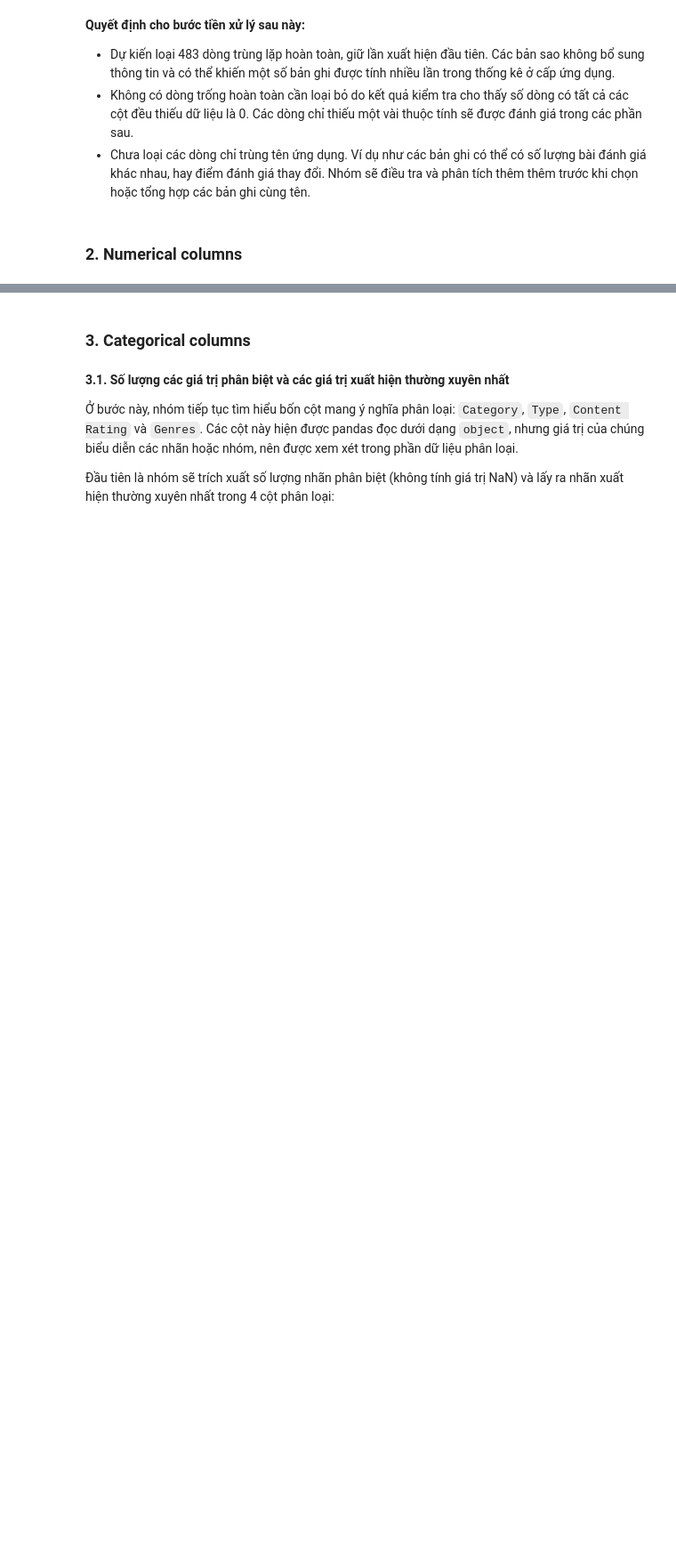
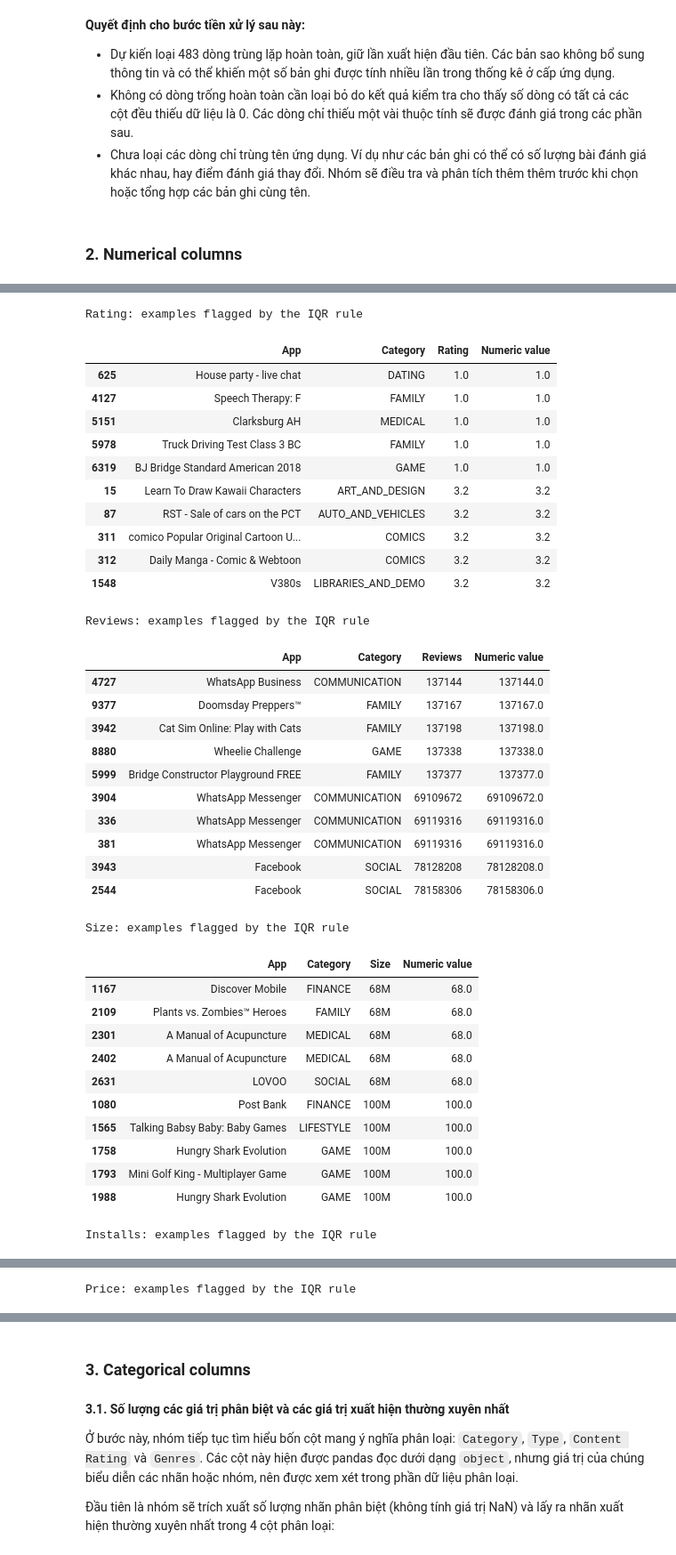
Before and after one commit to phtanh05/google-play-store-apps-analysis, a Jupyter notebook: notebooks/01_collection_exploration.ipynb, the cells around one changed output, grey strips where cells are left out. Shown at 89% size. Saved outputs shown, nothing was run; the diff lists cells and outputs as text; code cells hidden in the pictures; blank space fills up the shorter version.

```diff
--- a/notebooks/01_collection_exploration.ipynb
+++ b/notebooks/01_collection_exploration.ipynb
@@ -170,0 +345,21 @@ display(
+# %%
+invalid_masks = {
+    "Rating": (
+        numeric_view["Rating"].notna()
+        & ~numeric_view["Rating"].between(1, 5)
+    ),
+    "Reviews": (
+        numeric_view["Reviews"].lt(0)
+        | numeric_view["Reviews"].mod(1).ne(0)
+    ) & numeric_view["Reviews"].notna(),
+    "Size": numeric_view["Size"].le(0),
+    "Installs": (
+        numeric_view["Installs"].lt(0)
+        | numeric_view["Installs"].mod(1).ne(0)
+    ) & numeric_view["Installs"].notna(),
+    "Price": numeric_view["Price"].lt(0)
+}
+
+for col, mask in invalid_masks.items():
+    print(f"\n{col}: {mask.sum()} invalid numeric values")
+    display(df_raw.loc[mask, ["App", col]])
@@ -170,0 +601,58 @@ display(
+# %%
+for col in numerical_cols:
+    flagged_values = numeric_stats_view.loc[outlier_masks[col], col]
+
+    selected_index = (
+        flagged_values.nsmallest(5).index
+        .union(flagged_values.nlargest(5).index, sort=False)
+    )
+
+    examples = df_raw.loc[
+        selected_index,
+        ["App", "Category", col]
+    ].copy()
+
+    examples["Numeric value"] = numeric_stats_view.loc[
+        selected_index, col
+    ]
+
+    print(f"\n{col}: examples flagged by the IQR rule")
+    display(examples.sort_values("Numeric value"))
+# %% [output]
+Rating: examples flagged by the IQR rule
+|  | App | Category | Rating | Numeric value |
+| 625 | House party - live chat | DATING | 1.0 | 1.0 |
+| 4127 | Speech Therapy: F | FAMILY | 1.0 | 1.0 |
+| 5151 | Clarksburg AH | MEDICAL | 1.0 | 1.0 |
+| 5978 | Truck Driving Test Class 3 BC | FAMILY | 1.0 | 1.0 |
+| 6319 | BJ Bridge Standard American 2018 | GAME | 1.0 | 1.0 |
+| 15 | Learn To Draw Kawaii Characters | ART_AND_DESIGN | 3.2 | 3.2 |
+| 87 | RST - Sale of cars on the PCT | AUTO_AND_VEHICLES | 3.2 | 3.2 |
+| 311 | comico Popular Original Cartoon U... | COMICS | 3.2 | 3.2 |
+| 312 | Daily Manga - Comic & Webtoon | COMICS | 3.2 | 3.2 |
+| 1548 | V380s | LIBRARIES_AND_DEMO | 3.2 | 3.2 |
+Reviews: examples flagged by the IQR rule
+|  | App | Category | Reviews | Numeric value |
+| 4727 | WhatsApp Business | COMMUNICATION | 137144 | 137144.0 |
+| 9377 | Doomsday Preppers™ | FAMILY | 137167 | 137167.0 |
+| 3942 | Cat Sim Online: Play with Cats | FAMILY | 137198 | 137198.0 |
+| 8880 | Wheelie Challenge | GAME | 137338 | 137338.0 |
+| 5999 | Bridge Constructor Playground FREE | FAMILY | 137377 | 137377.0 |
+| 3904 | WhatsApp Messenger | COMMUNICATION | 69109672 | 69109672.0 |
+| 336 | WhatsApp Messenger | COMMUNICATION | 69119316 | 69119316.0 |
+| 381 | WhatsApp Messenger | COMMUNICATION | 69119316 | 69119316.0 |
+| 3943 | Facebook | SOCIAL | 78128208 | 78128208.0 |
+| 2544 | Facebook | SOCIAL | 78158306 | 78158306.0 |
+Size: examples flagged by the IQR rule
+|  | App | Category | Size | Numeric value |
+| 1167 | Discover Mobile | FINANCE | 68M | 68.0 |
+| 2109 | Plants vs. Zombies™ Heroes | FAMILY | 68M | 68.0 |
+| 2301 | A Manual of Acupuncture | MEDICAL | 68M | 68.0 |
+| 2402 | A Manual of Acupuncture | MEDICAL | 68M | 68.0 |
+| 2631 | LOVOO | SOCIAL | 68M | 68.0 |
+| 1080 | Post Bank | FINANCE | 100M | 100.0 |
+| 1565 | Talking Babsy Baby: Baby Games | LIFESTYLE | 100M | 100.0 |
+| 1758 | Hungry Shark Evolution | GAME | 100M | 100.0 |
+| 1793 | Mini Golf King - Multiplayer Game | GAME | 100M | 100.0 |
+| 1988 | Hungry Shark Evolution | GAME | 100M | 100.0 |
+Installs: examples flagged by the IQR rule
@@ -170,0 +670 @@ display(
+Price: examples flagged by the IQR rule
```
Also changed, not shown: parts of 36 cells of this notebook.
